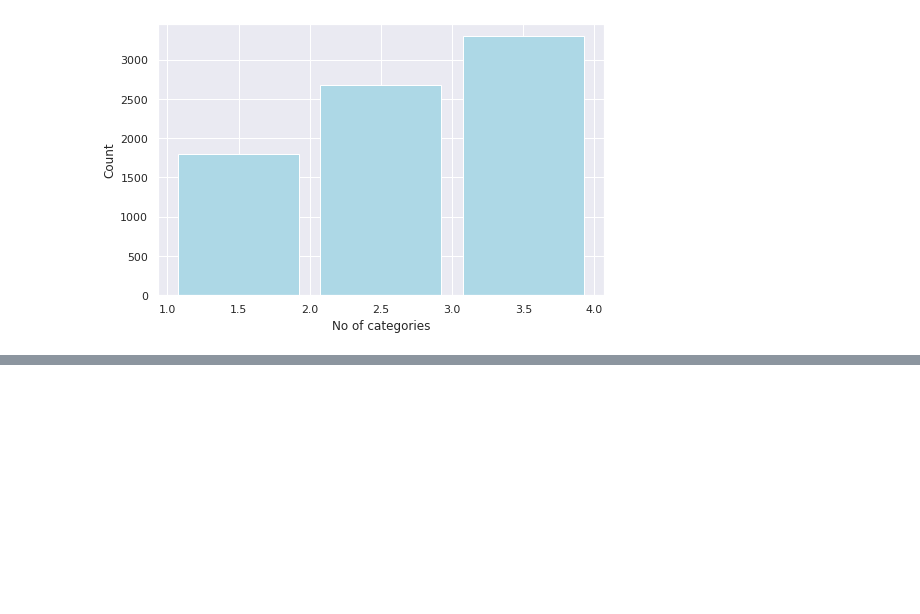
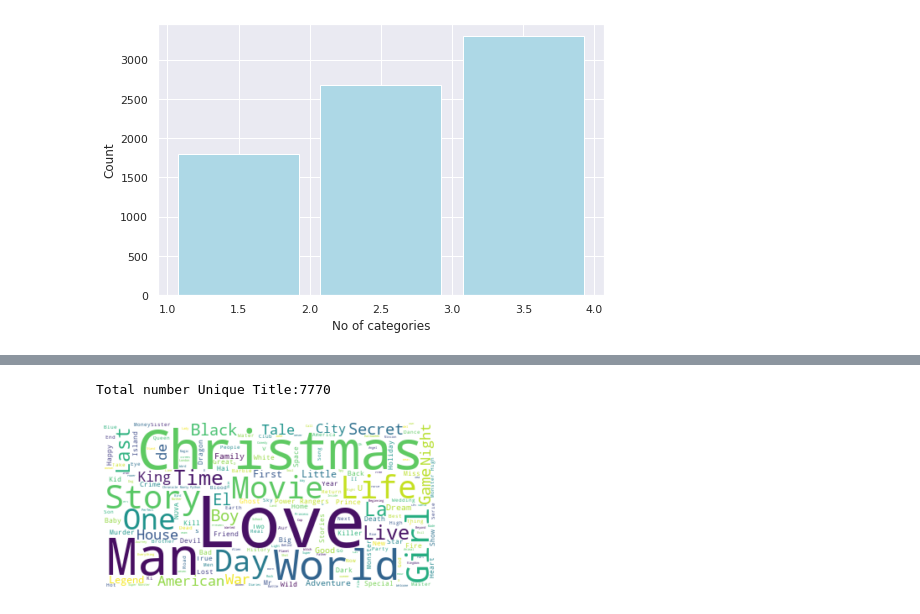
Before and after one commit to techsidh/netflix-movie-and-tv-shows-clustering, a Jupyter notebook: Capstone_Project_NETFLIX_MOVIE_AND_TV_SHOWS_CLUSTERINg.ipynb, the cells around one changed output, grey strips where cells are left out. Saved outputs shown, nothing was run; the diff lists cells and outputs as text; code cells hidden in the pictures; blank space fills up the shorter version.

```diff
--- a/Capstone_Project_NETFLIX_MOVIE_AND_TV_SHOWS_CLUSTERINg.ipynb
+++ b/Capstone_Project_NETFLIX_MOVIE_AND_TV_SHOWS_CLUSTERINg.ipynb
@@ -348,3 +351,23 @@ plt.ylabel("Count")
 # %% [output]
 Text(0, 0.5, 'Count')
 [figure]
+# %%
+#replace null values in director.
+netflix_cp['director'] = netflix_cp['director'].fillna('')
+
+directors_list = netflix_cp.director.value_counts().reset_index().head(15)[1:]  # We will exclude the null values.
+directors_list.rename(columns={'index':'Directors name', 'director':'Count'}, inplace=True)
+fig = px.bar(directors_list, x='Directors name', y='Count', text_auto=True,
+             color='Count', color_continuous_scale=['#db74ca', '#563a4d'])
+
+fig.update_traces(textangle=0, cliponaxis=False)
+fig.update_layout(
+    title={
+        'text': 'Top 25 directors with highest number of Movies and Tv Shows.',
+        'y':0.95,
+        'x':0.5,
+        'xanchor': 'center',
+        'yanchor': 'top'},
+        autosize=False,
+        width=1200,
+        height=500)
@@ -350,0 +472,19 @@ Text(0, 0.5, 'Count')
+# %%
+print(f"Total number Unique Title:{netflix_cp['title'].nunique()}")
+# %% [output]
+Total number Unique Title:7770
+# %%
+#subsetting df
+netflix_wordcloud = netflix_cp['title']
+text = " ".join(word for word in netflix_wordcloud)
+# Create stopword list:
+stopwords = set(STOPWORDS)
+# Generate a word cloud image
+wordcloud = WordCloud(stopwords=stopwords, background_color="white").generate(text)
+# Display the generated image:
+# the matplotlib way:
+plt.imshow(wordcloud, interpolation='bilinear')
+plt.axis("off")
+plt.show()
+# %% [output]
+[figure, added]
```
Also changed, not shown: parts of 11 cells of this notebook.
